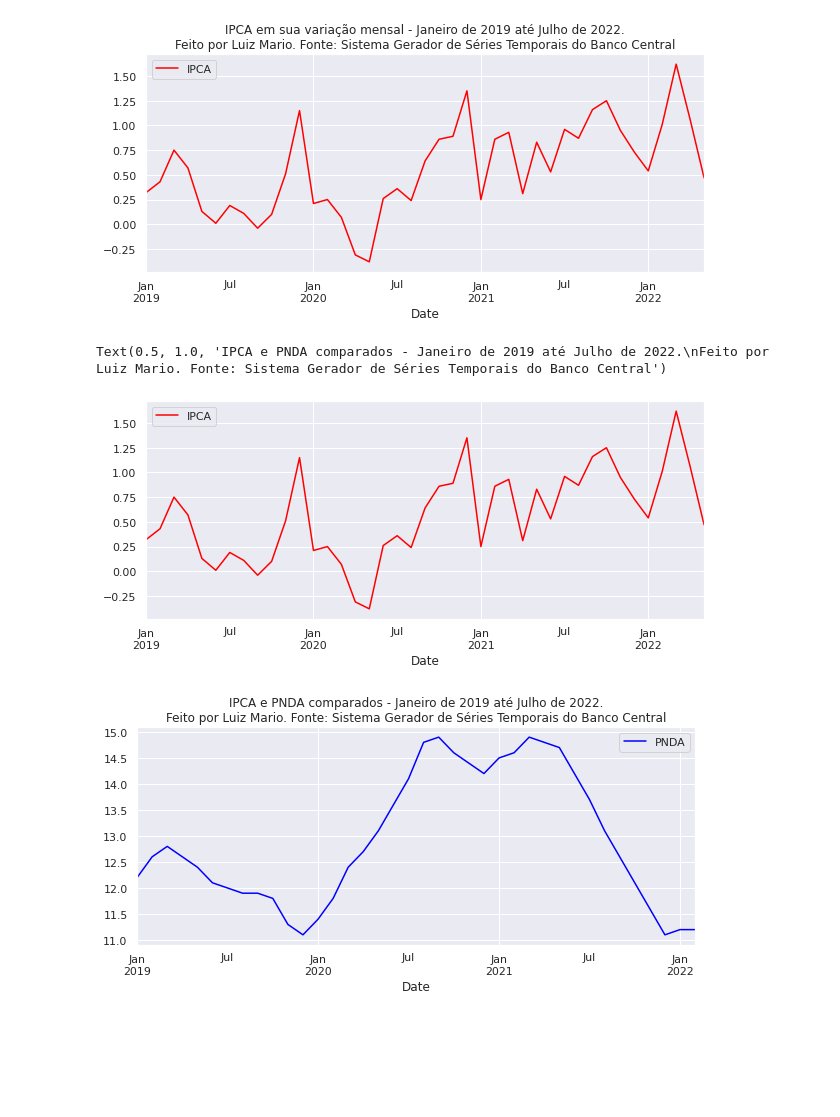
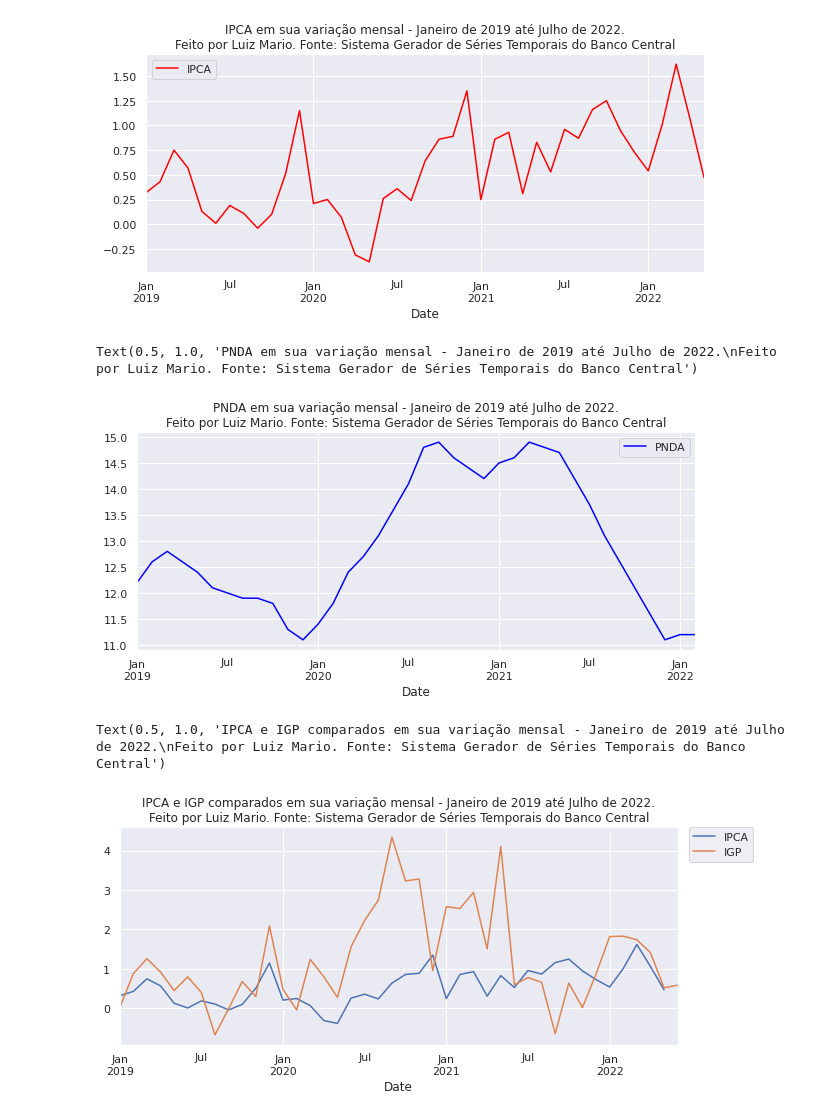
Before and after one commit to luizmarioags/Liga-de-Mercado-Financeiro-UnB, a Jupyter notebook: Graficos_LMF.ipynb, the cells around one changed output. Drawn from its saved outputs; the diff is of its cells as text; code cells hidden in the pictures; blank space fills up the shorter version.

```diff
--- a/Graficos_LMF.ipynb
+++ b/Graficos_LMF.ipynb
@@ -58,15 +58,24 @@ Text(0.5, 1.0, 'IPCA em sua variação mensal - Janeiro de 2019 até Julho de 20
 # %%
 # Gráfico comparando a PNAD (Taxa de Desemprego) com o IPCA
 # Pegando os dados
-ipca = sgs.get({'IPCA': 433}, start = '2019-01-01')
 pnad = sgs.get({'PNDA': 24369}, start = '2019-01-01')
 # Plotando o gráfico
 sns.set_theme()
 sns.set(rc={"figure.figsize":(10, 4)})
-ipca.plot(color = 'red')
 pnad.plot(color = 'blue')
-plt.title('IPCA e PNDA comparados - Janeiro de 2019 até Julho de 2022.\nFeito por Luiz Mario. Fonte: Sistema Gerador de Séries Temporais do Banco Central', loc='center')
+plt.title('PNDA em sua variação mensal - Janeiro de 2019 até Julho de 2022.\nFeito por Luiz Mario. Fonte: Sistema Gerador de Séries Temporais do Banco Central', loc='center')
 # %% [output]
-Text(0.5, 1.0, 'IPCA e PNDA comparados - Janeiro de 2019 até Julho de 2022.\nFeito por Luiz Mario. Fonte: Sistema Gerador de Séries Temporais do Banco Central')
+Text(0.5, 1.0, 'PNDA em sua variação mensal - Janeiro de 2019 até Julho de 2022.\nFeito por Luiz Mario. Fonte: Sistema Gerador de Séries Temporais do Banco Central')
-[figure, old version]
+[figure, new version]
-[figure, removed]
+# %%
+# Gráfico conjunto IGP e IPCA
+dados = sgs.get([433,189], start = '2019-01-01')
+# Plotando o gráfico
+sns.set_theme()
+sns.set(rc={"figure.figsize":(10, 4)})
+dados.plot()
+plt.legend(labels = ["IPCA","IGP"], loc = 'upper left', borderaxespad = 0,bbox_to_anchor=(1.02, 1))
+plt.title('IPCA e IGP comparados em sua variação mensal - Janeiro de 2019 até Julho de 2022.\nFeito por Luiz Mario. Fonte: Sistema Gerador de Séries Temporais do Banco Central', loc='center')
+# %% [output]
+Text(0.5, 1.0, 'IPCA e IGP comparados em sua variação mensal - Janeiro de 2019 até Julho de 2022.\nFeito por Luiz Mario. Fonte: Sistema Gerador de Séries Temporais do Banco Central')
+[figure, added]
```
Also changed, not shown: parts of 1 cell of this notebook.
